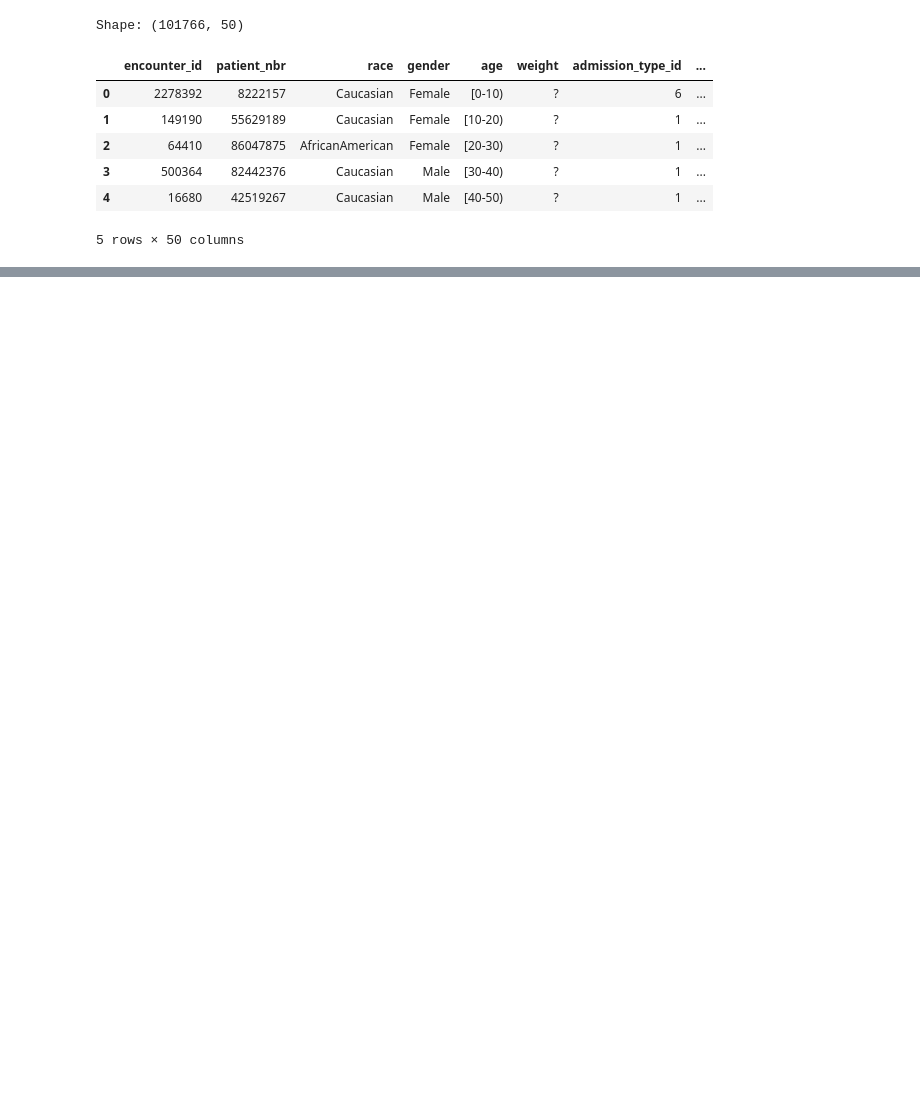
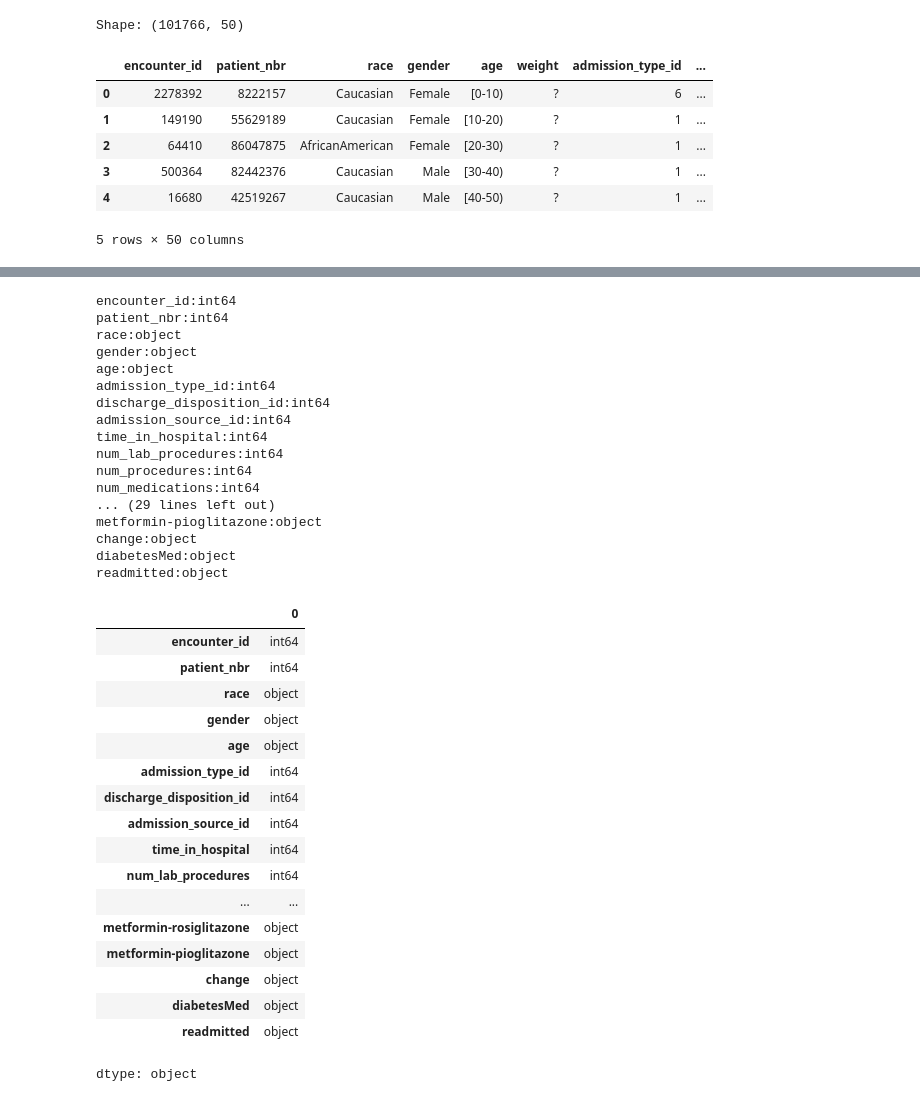
Before and after one commit to hcarrusca/diabetic_patient_trend, a Jupyter notebook: Residence_Project.ipynb, the cells around one changed output, grey strips where cells are left out. Saved outputs shown, nothing was run; the diff lists cells and outputs as text; code cells hidden in the pictures; blank space fills up the shorter version.

```diff
--- a/Residence_Project.ipynb
+++ b/Residence_Project.ipynb
@@ -20,0 +74,42 @@ Shape: (101766, 50)
+# %%
+# Check data types for each column
+df_cleaned.dtypes
+
+for col in df_cleaned.columns:
+   print(f"{col}:{df_cleaned[col].dtype}")
+# %% [output]
+encounter_id:int64
+patient_nbr:int64
+race:object
+gender:object
+age:object
+admission_type_id:int64
+discharge_disposition_id:int64
+admission_source_id:int64
+time_in_hospital:int64
+num_lab_procedures:int64
+num_procedures:int64
+num_medications:int64
+... (29 lines left out)
+metformin-pioglitazone:object
+change:object
+diabetesMed:object
+readmitted:object
+|  | 0 |
+| encounter_id | int64 |
+| patient_nbr | int64 |
+| race | object |
+| gender | object |
+| age | object |
+| admission_type_id | int64 |
+| discharge_disposition_id | int64 |
+| admission_source_id | int64 |
+| time_in_hospital | int64 |
+| num_lab_procedures | int64 |
+| ... | ... |
+| metformin-rosiglitazone | object |
+| metformin-pioglitazone | object |
+| change | object |
+| diabetesMed | object |
+| readmitted | object |
+dtype: object
```
Also changed, not shown: parts of 13 cells of this notebook.
